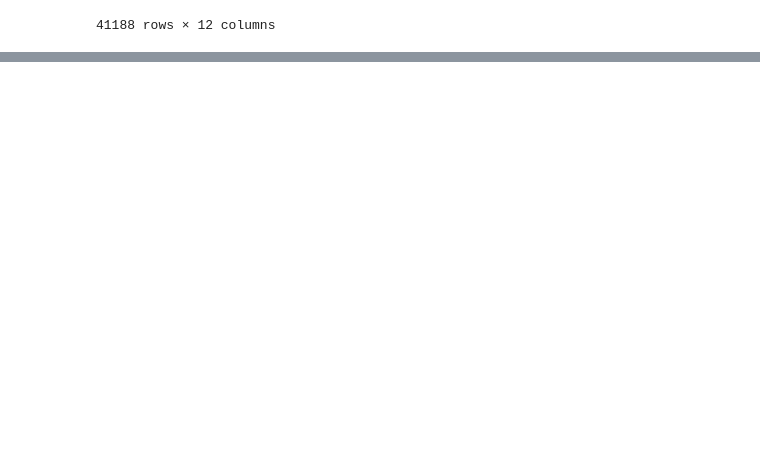
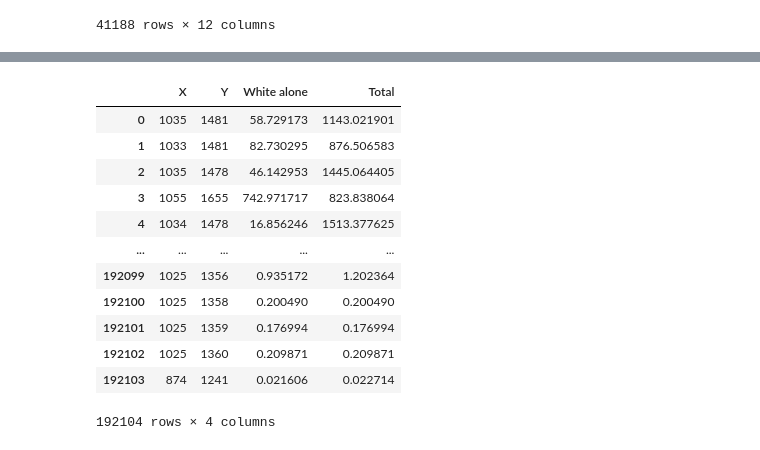
Before and after one commit to jasondamico/d3-visualizations, a Jupyter notebook: propublica_hotspots/python/cleaning.ipynb, the cells around one changed output, grey strips where cells are left out. Saved outputs shown, nothing was run; the diff lists cells and outputs as text; code cells hidden in the pictures; blank space fills up the shorter version.

```diff
--- a/propublica_hotspots/python/cleaning.ipynb
+++ b/propublica_hotspots/python/cleaning.ipynb
@@ -328,0 +365,17 @@ pollution_gridspace_df
+# %%
+al_grid = create_race_grid(cont_x_walk_raw, al_blocks_raw)
+al_grid
+# %% [output]
+|  | X | Y | White alone | Total |
+| 0 | 1035 | 1481 | 58.729173 | 1143.021901 |
+| 1 | 1033 | 1481 | 82.730295 | 876.506583 |
+| 2 | 1035 | 1478 | 46.142953 | 1445.064405 |
+| 3 | 1055 | 1655 | 742.971717 | 823.838064 |
+| 4 | 1034 | 1478 | 16.856246 | 1513.377625 |
+| ... | ... | ... | ... | ... |
+| 192099 | 1025 | 1356 | 0.935172 | 1.202364 |
+| 192100 | 1025 | 1358 | 0.200490 | 0.200490 |
+| 192101 | 1025 | 1359 | 0.176994 | 0.176994 |
+| 192102 | 1025 | 1360 | 0.209871 | 0.209871 |
+| 192103 | 874 | 1241 | 0.021606 | 0.022714 |
+192104 rows × 4 columns
```
Also changed, not shown: parts of 4 cells of this notebook.
